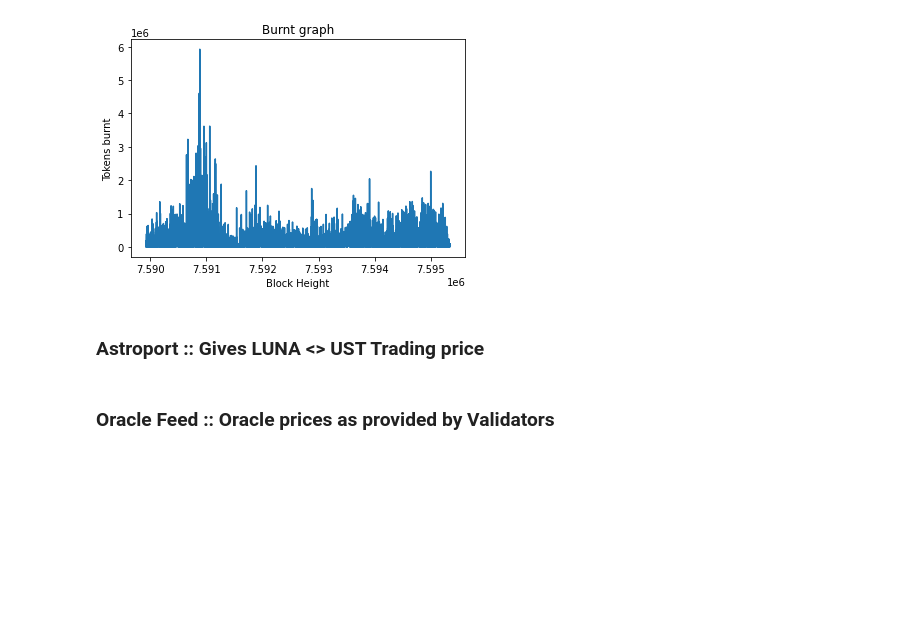
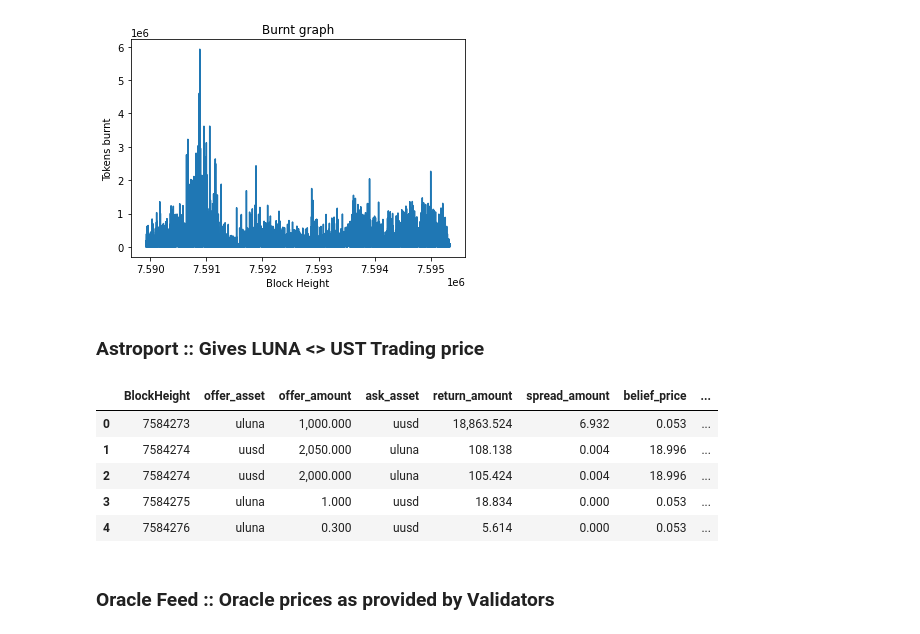
Before and after one commit to AstroTech-Labs/Research_1_TerraClassic, a Jupyter notebook: learning_layer_research/terra_market_module/data_preprocessing.ipynb, the cells around one changed output. Drawn from its saved outputs; the diff is of its cells as text; code cells hidden in the pictures; blank space fills up the shorter version.

```diff
--- a/learning_layer_research/terra_market_module/data_preprocessing.ipynb
+++ b/learning_layer_research/terra_market_module/data_preprocessing.ipynb
@@ -374,7 +374,14 @@ astroport_ust_luna_txs_DF["offer_amount"] = astroport_ust_luna_txs_DF.apply(lamb
 astroport_ust_luna_txs_DF["return_amount"] = astroport_ust_luna_txs_DF.apply(lambda x: int(x["return_amount"])/10**6, axis=1)
 astroport_ust_luna_txs_DF["spread_amount"] = astroport_ust_luna_txs_DF.apply(lambda x: int(x["spread_amount"])/10**6, axis=1)
 # %%
-# astroport_ust_luna_txs_DF.head(5)
+astroport_ust_luna_txs_DF.head(5)
+# %% [output]
+|  | BlockHeight | offer_asset | offer_amount | ask_asset | return_amount | spread_amount | belief_price | ... |
+| 0 | 7584273 | uluna | 1,000.000 | uusd | 18,863.524 | 6.932 | 0.053 | ... |
+| 1 | 7584274 | uusd | 2,050.000 | uluna | 108.138 | 0.004 | 18.996 | ... |
+| 2 | 7584274 | uusd | 2,000.000 | uluna | 105.424 | 0.004 | 18.996 | ... |
+| 3 | 7584275 | uluna | 1.000 | uusd | 18.834 | 0.000 | 0.053 | ... |
+| 4 | 7584276 | uluna | 0.300 | uusd | 5.614 | 0.000 | 0.053 | ... |
 # %%
 # # Plot charts
 # plt.plot(astroport_ust_luna_txs_DF["BlockHeight"],astroport_ust_luna_txs_DF["Price (ust/luna)"])
```
Also changed, not shown: parts of 24 cells of this notebook.
